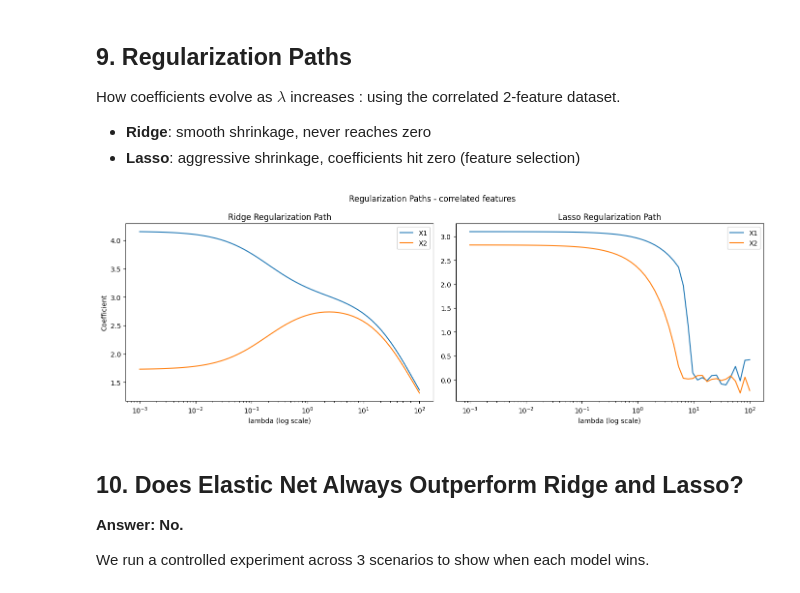
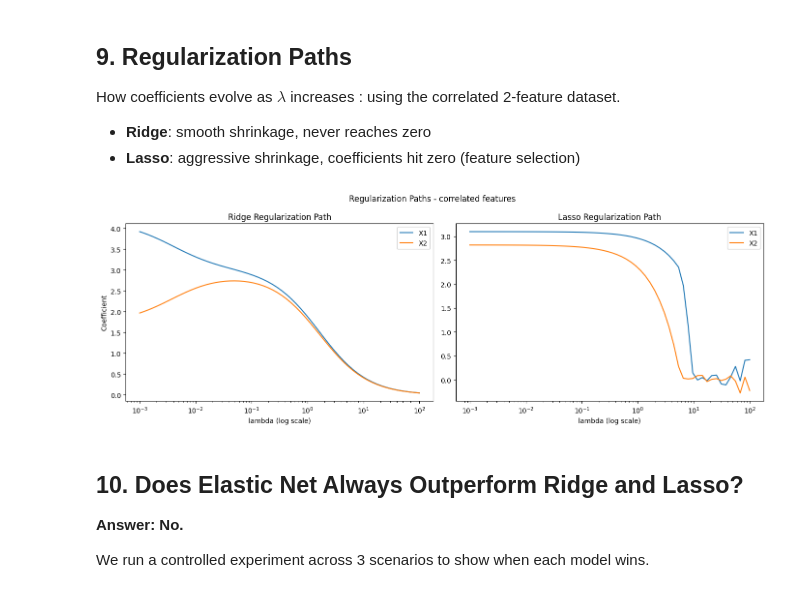
Before and after one commit to teofoli-matteo/Regularization, a Jupyter notebook: Regularization.ipynb, the cells around one changed output. Saved outputs shown, nothing was run; the diff lists cells and outputs as text; code cells hidden in the pictures.

```diff
--- a/Regularization.ipynb
+++ b/Regularization.ipynb
@@ -493,7 +493,7 @@ ridge_path = []
 for lam in lambdas_path:
     I = np.eye(Xb_corr.shape[1])
     I[0, 0] = 0
-    w = np.linalg.inv(Xb_corr.T @ Xb_corr + lam * I) @ Xb_corr.T @ y_corr
+    w = np.linalg.inv(Xb_corr.T @ Xb_corr + n * lam * I) @ Xb_corr.T @ y_corr
     ridge_path.append(w)
 ridge_path = np.array(ridge_path)
 
@@ -505,34 +505,34 @@ for lam in lambdas_path:
     for _ in range(2000):
         error      = Xb_corr @ w - y_corr
         grad       = (2/n_c) * Xb_corr.T @ error
         subgrad    = np.sign(w)
         subgrad[0] = 0
         w         -= 0.005 * (grad + lam * subgrad)
     lasso_path.append(w.copy())
 lasso_path = np.array(lasso_path)
 
 fig, axes = plt.subplots(1, 2, figsize=(14, 5))
 
 axes[0].plot(lambdas_path, ridge_path[:, 1], label='X1')
 axes[0].plot(lambdas_path, ridge_path[:, 2], label='X2')
 axes[0].set_xscale('log')
 axes[0].set_title('Ridge Regularization Path')
 axes[0].set_xlabel('lambda (log scale)')
 axes[0].set_ylabel('Coefficient')
 axes[0].legend()
 
 axes[1].plot(lambdas_path, lasso_path[:, 1], label='X1')
 axes[1].plot(lambdas_path, lasso_path[:, 2], label='X2')
 axes[1].set_xscale('log')
 axes[1].set_title('Lasso Regularization Path')
 axes[1].set_xlabel('lambda (log scale)')
 axes[1].legend()
 
 plt.suptitle('Regularization Paths - correlated features')
 plt.tight_layout()
 plt.show()
 # %% [output]
-[figure, old version]
+[figure, new version]
 # %% [markdown]
 ## 10. Does Elastic Net Always Outperform Ridge and Lasso?
 
```
Also changed, not shown: parts of 7 cells of this notebook.
